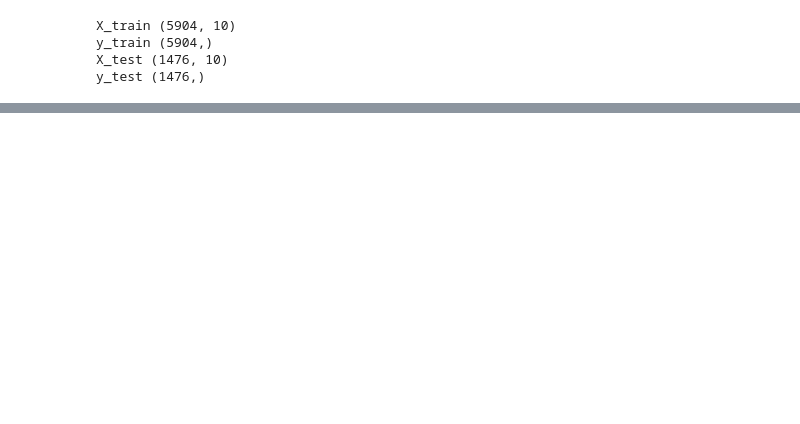
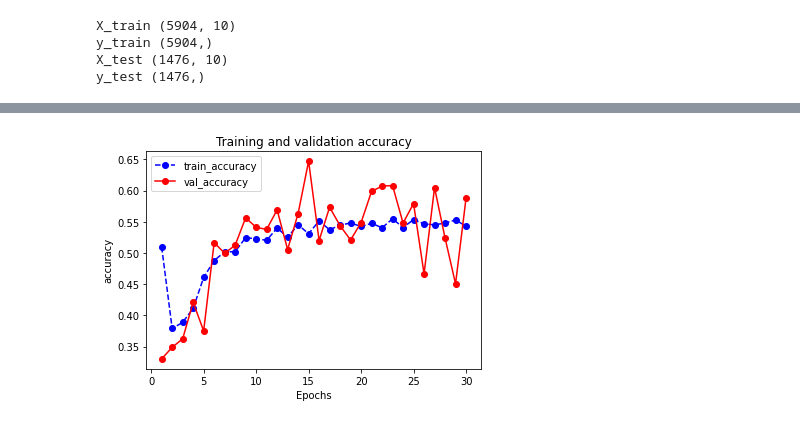
Before and after one commit to iainmuir6/Machine-Learning-with-Coronavirus-Data, a Jupyter notebook: ml_covid_research.ipynb, the cells around one changed output, grey strips where cells are left out. Drawn from its saved outputs; the diff is of its cells as text; code cells hidden in the pictures; blank space fills up the shorter version.

```diff
--- a/ml_covid_research.ipynb
+++ b/ml_covid_research.ipynb
@@ -622,0 +694,4 @@ model = Sequential([
+# %%
+plot_metric(history, 'accuracy')
+# %% [output]
+[figure, added]
```
Also changed, not shown: parts of 17 cells of this notebook.
